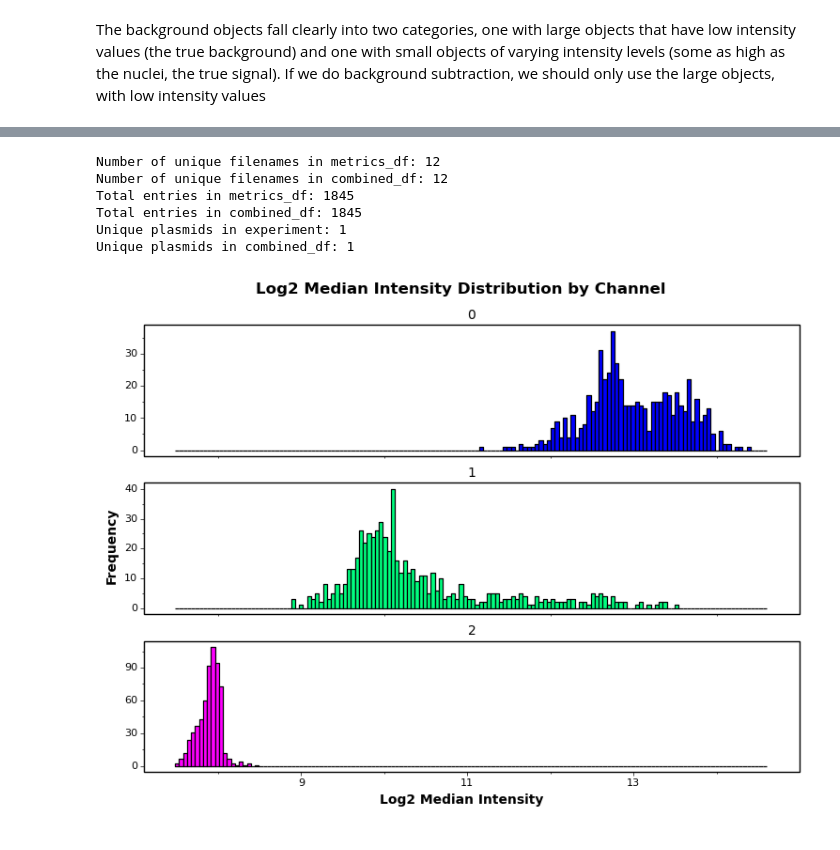
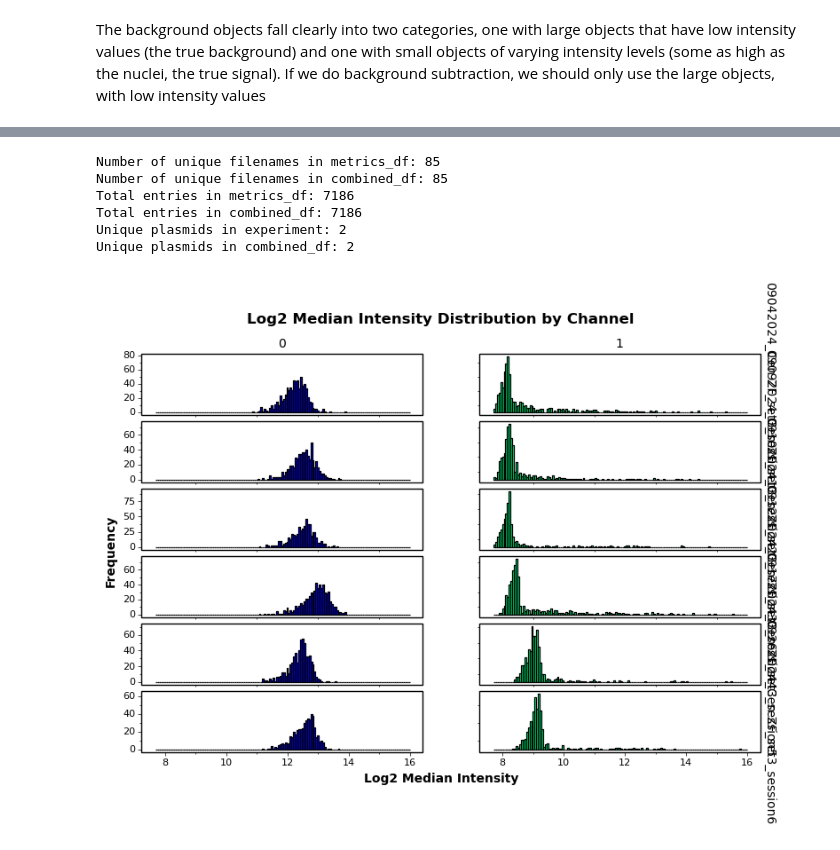
Before and after one commit to timotheelionnet/python_image-analysis, a Jupyter notebook: notebooks/img-explorer.ipynb, the cells around one changed output, grey strips where cells are left out. Drawn from its saved outputs; the diff is of its cells as text; code cells hidden in the pictures.

Commit message:
minor changes to make a few ad hoc plots

```diff
--- a/notebooks/img-explorer.ipynb
+++ b/notebooks/img-explorer.ipynb
@@ -26,7 +26,7 @@ logging.basicConfig(level=logging.INFO, format='%(asctime)s - %(levelname)s - %(
 
 # Define the location of the file to read
 parent_directory = "/Users/nestor/Documents/NYU-ISG/microscope-data" # modify if needed
-experiment = "03182024_IF-FISH_test2" # this will be changed for each experiment
+experiment = "Cen7-ZF1g_pooled" # this will be changed for each experiment
 
 # Read in the experimental groups reference file
 exp_groups = pd.read_csv(os.path.join(parent_directory, experiment, "experimental-groups.csv"))
@@ -787,3 +798,5 @@ Metrics for Image 5, (03182024_IF-FISH_fullFinn_1_MMStack_Pos1_MIP), ROI 9, Chan
+# %%
+exp_groups = pd.read_csv(os.path.join(parent_directory, experiment, "experimental-groups.csv"))
 # %%
 # CHUNK 7
 # Combine the metrics_df data frame with the metadata contained in exp_groups,
@@ -814,12 +827,12 @@ unique_combined_plasmids = combined_df['plasmid'].nunique()
 print(f"Unique plasmids in experiment: {unique_plasmids}")
 print(f"Unique plasmids in combined_df: {unique_plasmids}")
 # %% [output]
-Number of unique filenames in metrics_df: 12
-Number of unique filenames in combined_df: 12
-Total entries in metrics_df: 1845
-Total entries in combined_df: 1845
-Unique plasmids in experiment: 1
-Unique plasmids in combined_df: 1
+Number of unique filenames in metrics_df: 85
+Number of unique filenames in combined_df: 85
+Total entries in metrics_df: 7186
+Total entries in combined_df: 7186
+Unique plasmids in experiment: 2
+Unique plasmids in combined_df: 2
 # %%
 # Plot the data obtained above for average intensity using plotnine
 
@@ -860,35 +873,35 @@ channel_colors = {0: 'blue', 1: 'springgreen', 2: 'magenta'}
 plot = (
     p9.ggplot(data = combined_df) +
     p9.aes(x = 'log2_median', fill = 'factor(channel)') +  # factor() to treat channel as categorical
     p9.geom_histogram(bins = 150, color = 'black') +
-    p9.facet_wrap(' ~ channel', scales = 'free_y', ncol = 1) +  # Create separate plots for each channel
+    p9.facet_grid('experiment_folder ~ channel', scales = 'free_y') +  # Create separate plots for each channel
     p9.scale_x_continuous(limits = (combined_df['log2_median'].min(),
                                     combined_df['log2_median'].max())) +
     p9.scale_fill_manual(values = channel_colors) +
     p9.labs(title = 'Log2 Median Intensity Distribution by Channel',
             x = 'Log2 Median Intensity',
             y = 'Frequency') +
     p9.theme_bw() +
     p9.theme(figure_size = (9, 6), # Adjust figure size
              aspect_ratio = 1/5,
              subplots_adjust = {'wspace': 0.20},  # Adjust space between plots
              legend_position = 'none',  # Hide legend if desired
              panel_grid = p9.element_blank(),
              strip_background = p9.element_blank(),
              panel_border = p9.element_rect(color = 'black', linewidth = 1),
              axis_ticks = p9.element_line(color = 'black', linewidth = 0.5),
              plot_title = p9.element_text(size = 12, color = 'black', face = 'bold'),
              axis_text = p9.element_text(size = 8, color = 'black'),
              axis_title = p9.element_text(size = 10, color = 'black', face = 'bold'),
              legend_text = p9.element_text(size = 8, color = 'black'),
              legend_title = p9.element_text(size = 10, color = 'black', face = 'bold'),
              strip_text = p9.element_text(size = 10, color = 'black'))
 )
 
 # Print the plot
 print(plot)
 # %% [output]
-[figure, old version]
+[figure, new version]
 # %%
 # Scatterplot
 
```
Also changed, not shown: parts of 29 cells of this notebook, 1 other file.
